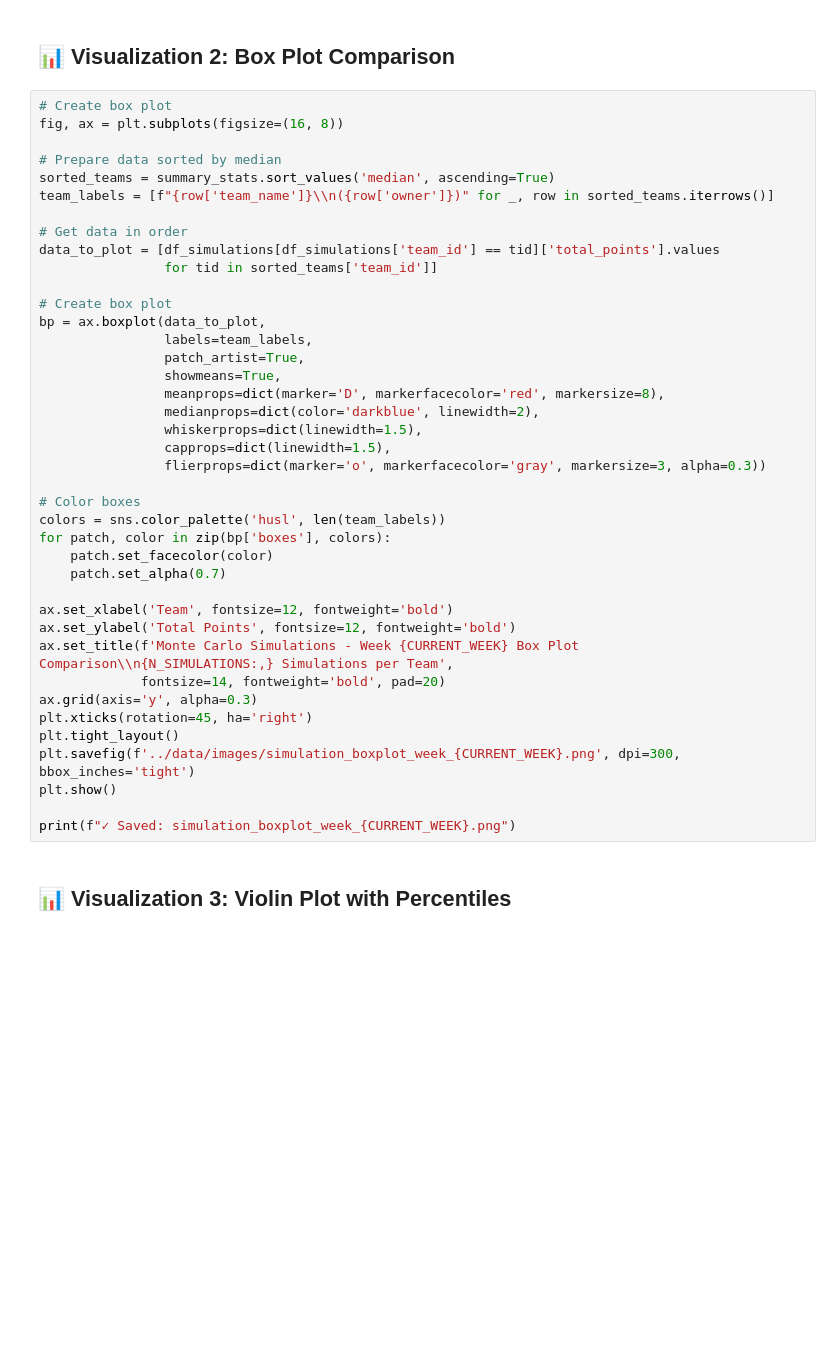
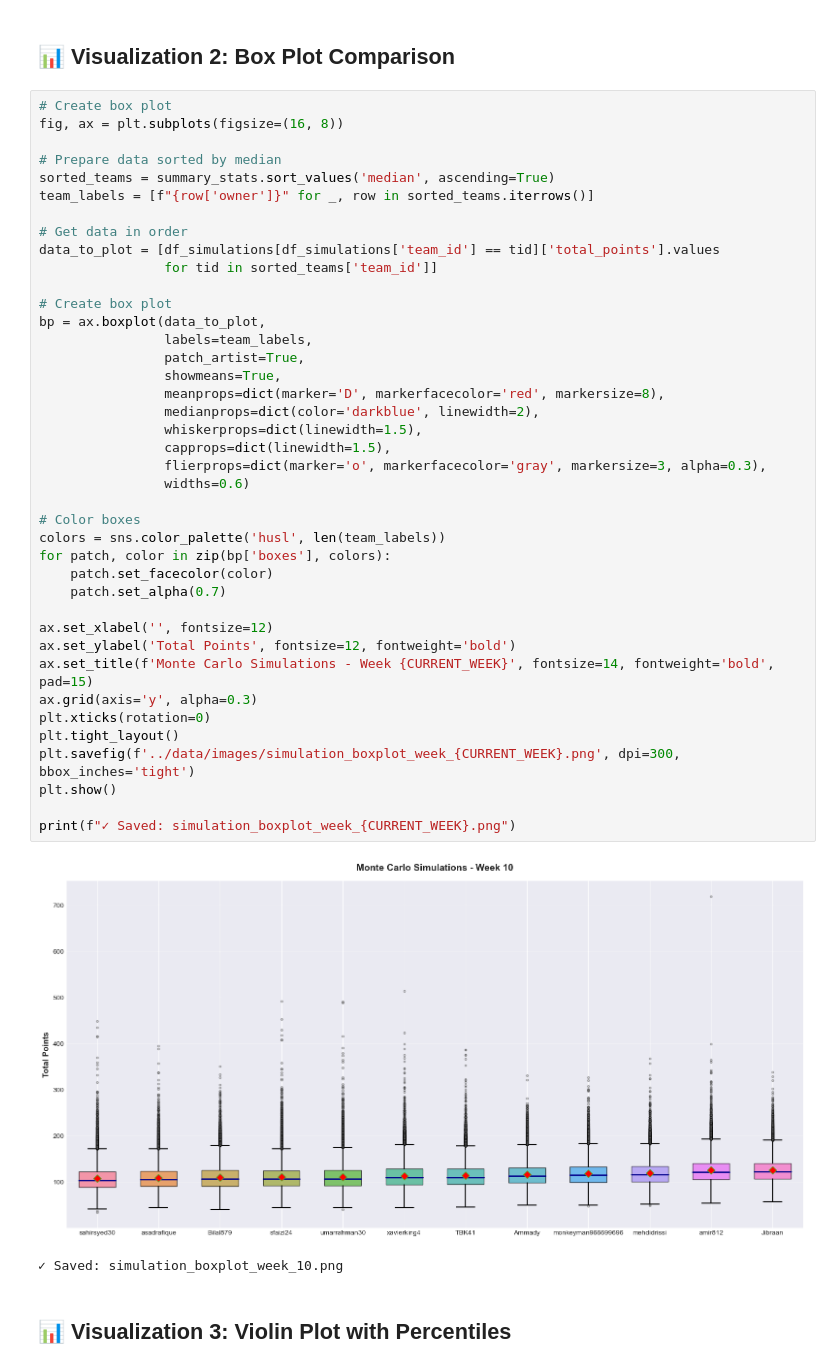
Before and after one commit to sfaizi24/TNC-Model-2025, a Jupyter notebook: backend/notebooks/07_monte_carlo_simulations.ipynb, the cells around one changed output. Drawn from its saved outputs; the diff is of its cells as text; blank space fills up the shorter version.

```diff
--- a/backend/notebooks/07_monte_carlo_simulations.ipynb
+++ b/backend/notebooks/07_monte_carlo_simulations.ipynb
@@ -429,40 +509,43 @@ fig, ax = plt.subplots(figsize=(16, 8))
 
 # Prepare data sorted by median
 sorted_teams = summary_stats.sort_values('median', ascending=True)
-team_labels = [f"{row['team_name']}\\n({row['owner']})" for _, row in sorted_teams.iterrows()]
+team_labels = [f"{row['owner']}" for _, row in sorted_teams.iterrows()]
 
 # Get data in order
 data_to_plot = [df_simulations[df_simulations['team_id'] == tid]['total_points'].values
                 for tid in sorted_teams['team_id']]
 
 # Create box plot
 bp = ax.boxplot(data_to_plot,
                 labels=team_labels,
                 patch_artist=True,
                 showmeans=True,
                 meanprops=dict(marker='D', markerfacecolor='red', markersize=8),
                 medianprops=dict(color='darkblue', linewidth=2),
                 whiskerprops=dict(linewidth=1.5),
                 capprops=dict(linewidth=1.5),
-                flierprops=dict(marker='o', markerfacecolor='gray', markersize=3, alpha=0.3))
+                flierprops=dict(marker='o', markerfacecolor='gray', markersize=3, alpha=0.3),
+                widths=0.6)
 
 # Color boxes
 colors = sns.color_palette('husl', len(team_labels))
 for patch, color in zip(bp['boxes'], colors):
     patch.set_facecolor(color)
     patch.set_alpha(0.7)
 
-ax.set_xlabel('Team', fontsize=12, fontweight='bold')
+ax.set_xlabel('', fontsize=12)
 ax.set_ylabel('Total Points', fontsize=12, fontweight='bold')
-ax.set_title(f'Monte Carlo Simulations - Week {CURRENT_WEEK} Box Plot Comparison\\n{N_SIMULATIONS:,} Simulations per Team',
-             fontsize=14, fontweight='bold', pad=20)
+ax.set_title(f'Monte Carlo Simulations - Week {CURRENT_WEEK}', fontsize=14, fontweight='bold', pad=15)
 ax.grid(axis='y', alpha=0.3)
-plt.xticks(rotation=45, ha='right')
+plt.xticks(rotation=0)
 plt.tight_layout()
 plt.savefig(f'../data/images/simulation_boxplot_week_{CURRENT_WEEK}.png', dpi=300, bbox_inches='tight')
 plt.show()
 
 print(f"✓ Saved: simulation_boxplot_week_{CURRENT_WEEK}.png")
+# %% [output]
+[figure, added]
+✓ Saved: simulation_boxplot_week_10.png
 # %% [markdown]
 ## 📊 Visualization 3: Violin Plot with Percentiles
 # %%
```
Also changed, not shown: parts of 12 cells of this notebook, 44 other files.
